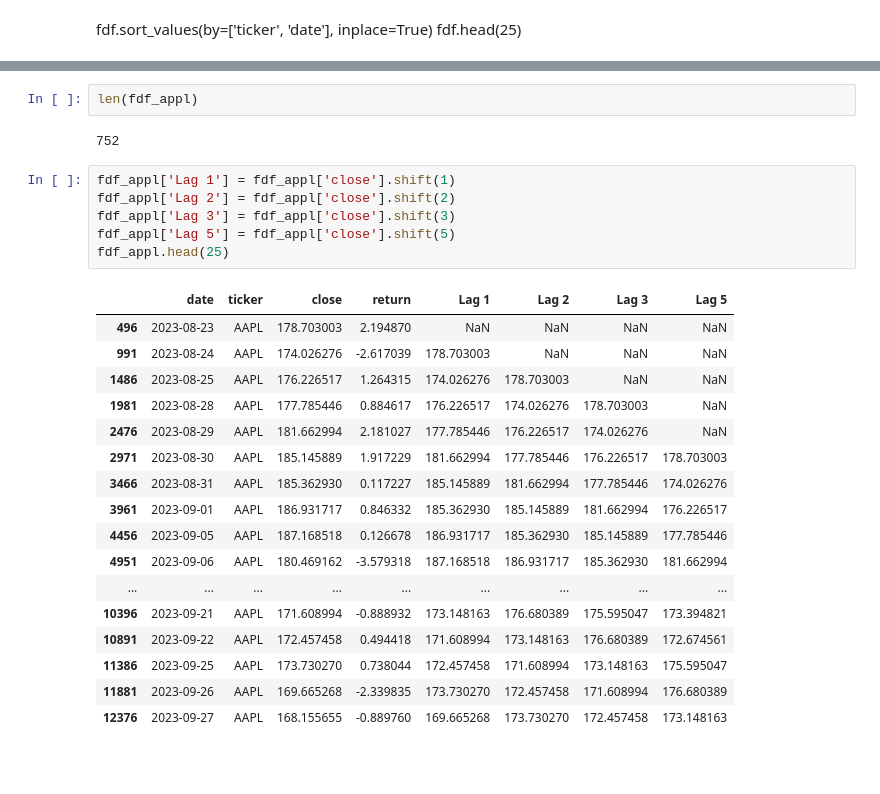
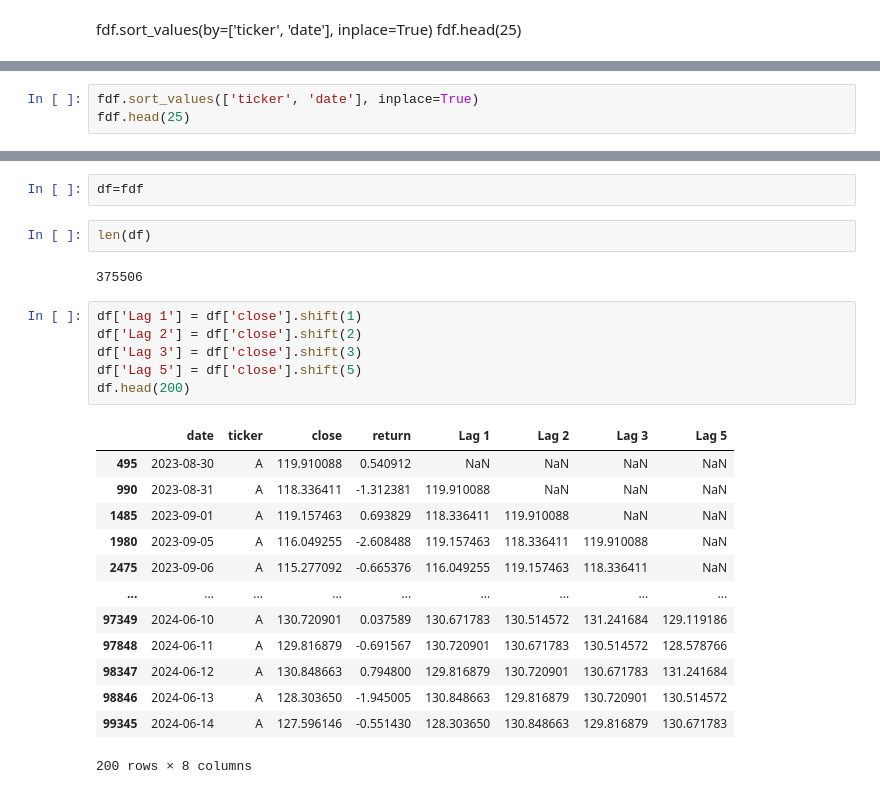
Before and after one commit to Suman-Poola/Random-Forrest-s-p500, a Jupyter notebook: Linear_Regression.ipynb, the cells around one changed output, grey strips where cells are left out. Saved outputs shown, nothing was run; the diff lists cells and outputs as text; blank space fills up the shorter version.

```diff
--- a/Linear_Regression.ipynb
+++ b/Linear_Regression.ipynb
@@ -124,0 +128,3 @@ fdf_appl.head()
+# %%
+fdf.sort_values(['ticker', 'date'], inplace=True)
+fdf.head(25)
@@ -125,28 +149,26 @@ fdf_appl.head()
+# %%
+df=fdf
 # %%
-len(fdf_appl)
+len(df)
 # %% [output]
-752
+375506
 # %%
-fdf_appl['Lag 1'] = fdf_appl['close'].shift(1)
-fdf_appl['Lag 2'] = fdf_appl['close'].shift(2)
-fdf_appl['Lag 3'] = fdf_appl['close'].shift(3)
-fdf_appl['Lag 5'] = fdf_appl['close'].shift(5)
-fdf_appl.head(25)
+df['Lag 1'] = df['close'].shift(1)
+df['Lag 2'] = df['close'].shift(2)
+df['Lag 3'] = df['close'].shift(3)
+df['Lag 5'] = df['close'].shift(5)
+df.head(200)
 # %% [output]
 |  | date | ticker | close | return | Lag 1 | Lag 2 | Lag 3 | Lag 5 |
-| 496 | 2023-08-23 | AAPL | 178.703003 | 2.194870 | NaN | NaN | NaN | NaN |
-| 991 | 2023-08-24 | AAPL | 174.026276 | -2.617039 | 178.703003 | NaN | NaN | NaN |
-| 1486 | 2023-08-25 | AAPL | 176.226517 | 1.264315 | 174.026276 | 178.703003 | NaN | NaN |
-| 1981 | 2023-08-28 | AAPL | 177.785446 | 0.884617 | 176.226517 | 174.026276 | 178.703003 | NaN |
-| 2476 | 2023-08-29 | AAPL | 181.662994 | 2.181027 | 177.785446 | 176.226517 | 174.026276 | NaN |
-| 2971 | 2023-08-30 | AAPL | 185.145889 | 1.917229 | 181.662994 | 177.785446 | 176.226517 | 178.703003 |
-| 3466 | 2023-08-31 | AAPL | 185.362930 | 0.117227 | 185.145889 | 181.662994 | 177.785446 | 174.026276 |
-| 3961 | 2023-09-01 | AAPL | 186.931717 | 0.846332 | 185.362930 | 185.145889 | 181.662994 | 176.226517 |
-| 4456 | 2023-09-05 | AAPL | 187.168518 | 0.126678 | 186.931717 | 185.362930 | 185.145889 | 177.785446 |
-| 4951 | 2023-09-06 | AAPL | 180.469162 | -3.579318 | 187.168518 | 186.931717 | 185.362930 | 181.662994 |
+| 495 | 2023-08-30 | A | 119.910088 | 0.540912 | NaN | NaN | NaN | NaN |
+| 990 | 2023-08-31 | A | 118.336411 | -1.312381 | 119.910088 | NaN | NaN | NaN |
+| 1485 | 2023-09-01 | A | 119.157463 | 0.693829 | 118.336411 | 119.910088 | NaN | NaN |
+| 1980 | 2023-09-05 | A | 116.049255 | -2.608488 | 119.157463 | 118.336411 | 119.910088 | NaN |
+| 2475 | 2023-09-06 | A | 115.277092 | -0.665376 | 116.049255 | 119.157463 | 118.336411 | NaN |
 | ... | ... | ... | ... | ... | ... | ... | ... | ... |
-| 10396 | 2023-09-21 | AAPL | 171.608994 | -0.888932 | 173.148163 | 176.680389 | 175.595047 | 173.394821 |
-| 10891 | 2023-09-22 | AAPL | 172.457458 | 0.494418 | 171.608994 | 173.148163 | 176.680389 | 172.674561 |
-| 11386 | 2023-09-25 | AAPL | 173.730270 | 0.738044 | 172.457458 | 171.608994 | 173.148163 | 175.595047 |
-| 11881 | 2023-09-26 | AAPL | 169.665268 | -2.339835 | 173.730270 | 172.457458 | 171.608994 | 176.680389 |
-| 12376 | 2023-09-27 | AAPL | 168.155655 | -0.889760 | 169.665268 | 173.730270 | 172.457458 | 173.148163 |
+| 97349 | 2024-06-10 | A | 130.720901 | 0.037589 | 130.671783 | 130.514572 | 131.241684 | 129.119186 |
+| 97848 | 2024-06-11 | A | 129.816879 | -0.691567 | 130.720901 | 130.671783 | 130.514572 | 128.578766 |
+| 98347 | 2024-06-12 | A | 130.848663 | 0.794800 | 129.816879 | 130.720901 | 130.671783 | 131.241684 |
+| 98846 | 2024-06-13 | A | 128.303650 | -1.945005 | 130.848663 | 129.816879 | 130.720901 | 130.514572 |
+| 99345 | 2024-06-14 | A | 127.596146 | -0.551430 | 128.303650 | 130.848663 | 129.816879 | 130.671783 |
+200 rows × 8 columns
```
Also changed, not shown: parts of 16 cells of this notebook.
